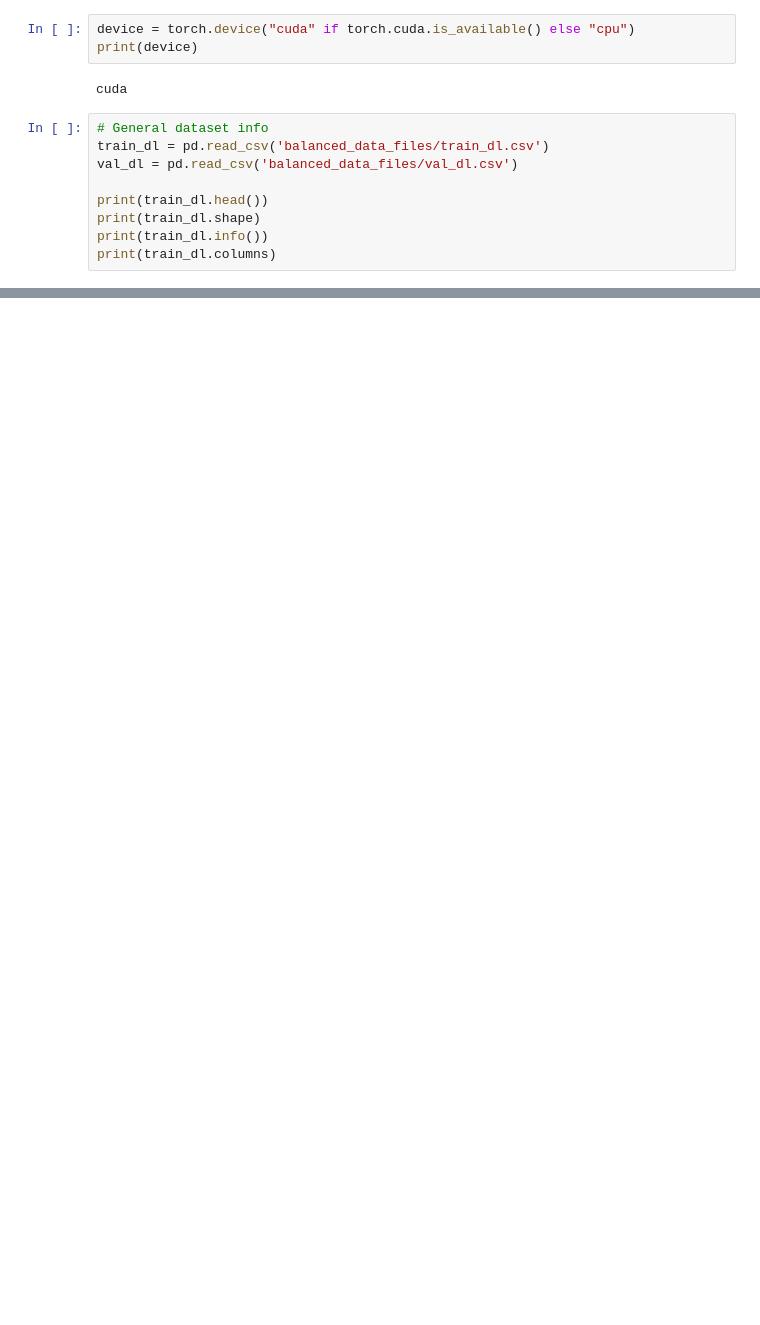
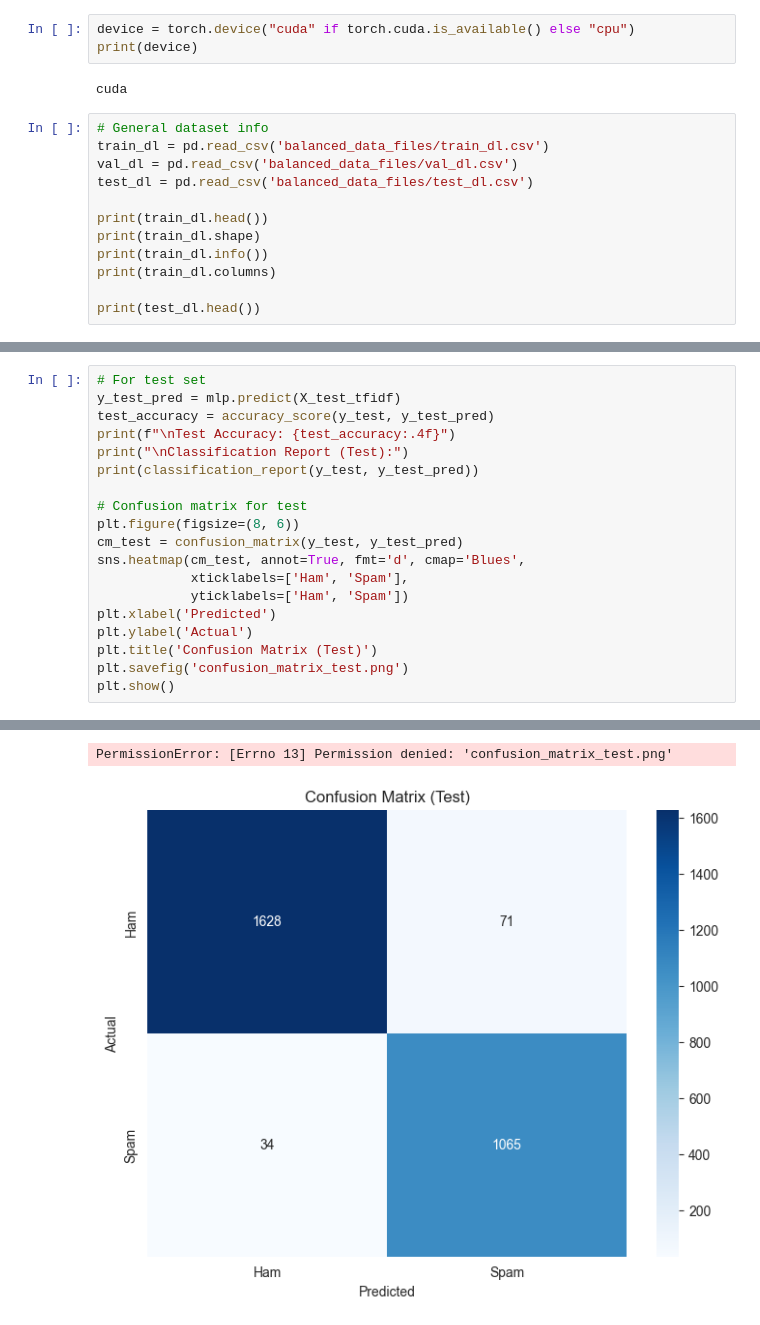
Before and after one commit to moanv2/phishing_repo_thesis, a Jupyter notebook: DeepLearning/ANN_new.ipynb, the cells around one changed output, grey strips where cells are left out. Cells and saved outputs as stored; diff of their text form; blank space fills up the shorter version.

```diff
--- a/DeepLearning/ANN_new.ipynb
+++ b/DeepLearning/ANN_new.ipynb
@@ -36,11 +45,14 @@ cuda
 # General dataset info
 train_dl = pd.read_csv('balanced_data_files/train_dl.csv')
 val_dl = pd.read_csv('balanced_data_files/val_dl.csv')
+test_dl = pd.read_csv('balanced_data_files/test_dl.csv')
 
 print(train_dl.head())
 print(train_dl.shape)
 print(train_dl.info())
 print(train_dl.columns)
+
+print(test_dl.head())
 # %% [output]
                                           Email Text  label
 0  re : rolex order details - m 3945 s rolex : $ ...      1
@@ -125,0 +256,20 @@ def train_model(X_train, y_train, X_val, y_val, model, batch_size=32, epochs=1):
+# %%
+# For test set
+y_test_pred = mlp.predict(X_test_tfidf)
+test_accuracy = accuracy_score(y_test, y_test_pred)
+print(f"\nTest Accuracy: {test_accuracy:.4f}")
+print("\nClassification Report (Test):")
+print(classification_report(y_test, y_test_pred))
+
+# Confusion matrix for test
+plt.figure(figsize=(8, 6))
+cm_test = confusion_matrix(y_test, y_test_pred)
+sns.heatmap(cm_test, annot=True, fmt='d', cmap='Blues',
+            xticklabels=['Ham', 'Spam'],
+            yticklabels=['Ham', 'Spam'])
+plt.xlabel('Predicted')
+plt.ylabel('Actual')
+plt.title('Confusion Matrix (Test)')
+plt.savefig('confusion_matrix_test.png')
+plt.show()
+# %% [output]
@@ -125,0 +287,2 @@ def train_model(X_train, y_train, X_val, y_val, model, batch_size=32, epochs=1):
+PermissionError: [Errno 13] Permission denied: 'confusion_matrix_test.png'
+[figure, added]
```
Also changed, not shown: parts of 11 cells of this notebook.
